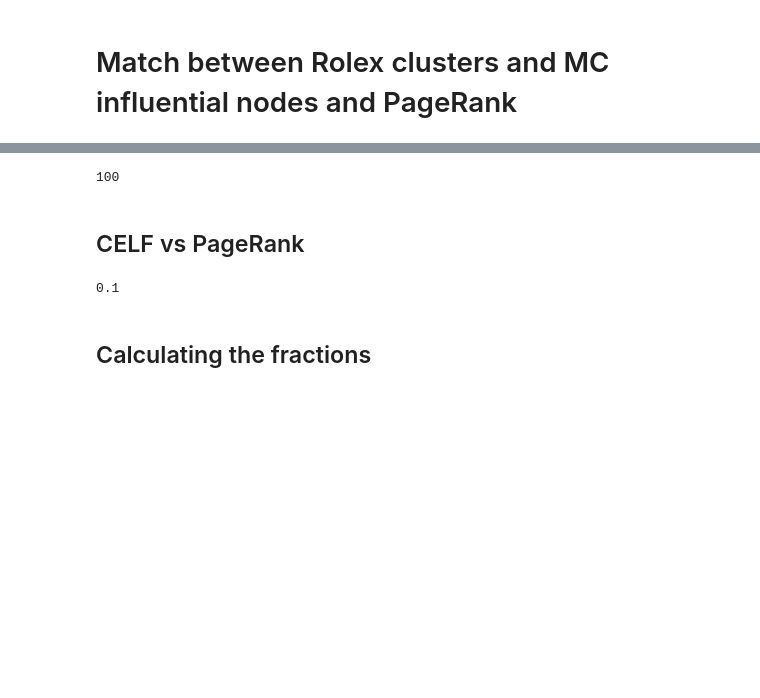
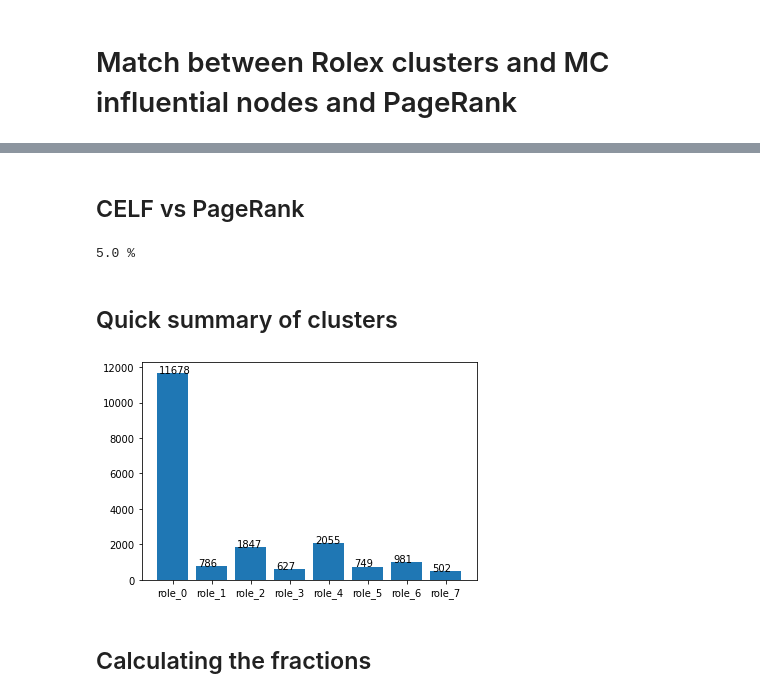
Before and after one commit to alexcosta13/twitter-superspreaders, a Jupyter notebook: 04_results_and_visualization.ipynb, the cells around one changed output, grey strips where cells are left out. Drawn from its saved outputs; the diff is of its cells as text; code cells hidden in the pictures; blank space fills up the shorter version.

```diff
--- a/04_results_and_visualization.ipynb
+++ b/04_results_and_visualization.ipynb
@@ -13,6 +17,2 @@ import matplotlib.patches as mpatches
 CELF_top_k_nodes = [26, 4, 10179, 134, 718, 15439, 27, 8312, 16514, 7020, 407, 4509, 1, 16970, 2760, 6940, 492, 13912, 20718, 16304, 4218, 370, 12899, 7111, 3106, 14565, 4564, 18506, 15436, 5851, 7801, 13139, 5799, 14957, 8591, 64853, 20972, 14803, 11521, 994, 32, 21929, 6982, 17332, 9036, 4514, 9941, 11170, 16131, 6992, 128, 11118, 9903, 17527, 9231, 12159, 14540, 11256, 1597, 30, 9384, 13074, 5669, 15794, 16990, 5064, 14945, 21704, 13820, 18086, 13881, 19837, 13239, 10, 19035, 10390, 9254, 621, 8742, 14131, 15741, 18094, 10340, 18775, 10339, 10276, 10814, 10789, 13511, 15857, 9863, 22382, 6708, 10194, 7234, 6136, 9352, 4344, 9155, 3820]
-# %%
-len(CELF_top_k_nodes)
-# %% [output]
-100
 # %%
@@ -20,8 +21,27 @@ PageRank_top_k_nodes = [88, 26, 1988, 77, 4, 677, 14454, 640, 2342, 8016, 2567,
 # %% [markdown]
 ## CELF vs PageRank
 # %%
-len(set(CELF_top_k_nodes) & set(PageRank_top_k_nodes))/len(CELF_top_k_nodes)
+# Calculating overlapping precentage
+print(len(set(CELF_top_k_nodes) & set(PageRank_top_k_nodes))/len(CELF_top_k_nodes)*100, "%")
 # %% [output]
-0.1
+5.0 %
+# %% [markdown]
+## Quick summary of clusters
+# %%
+# Counting nodes in each cluster
+roles_count = {}
+list_roles = list(cluster_df['cluster'])
+clusters, counts = np.unique(list_roles, return_counts=True)
+for cluster, count in zip(clusters, counts):
+    roles_count[cluster] = count
+
+# visualisiong
+clusters, counts = zip(*roles_count.items())
+plt.bar(clusters, counts)
+for i, v in enumerate(counts):
+    plt.text(xlocs[i] - 0.35, v+0.5, str(v))
+plt.show()
+# %% [output]
+[figure, added]
 # %% [markdown]
 ## Calculating the fractions
```
Also changed, not shown: parts of 13 cells of this notebook, 1 other file.
